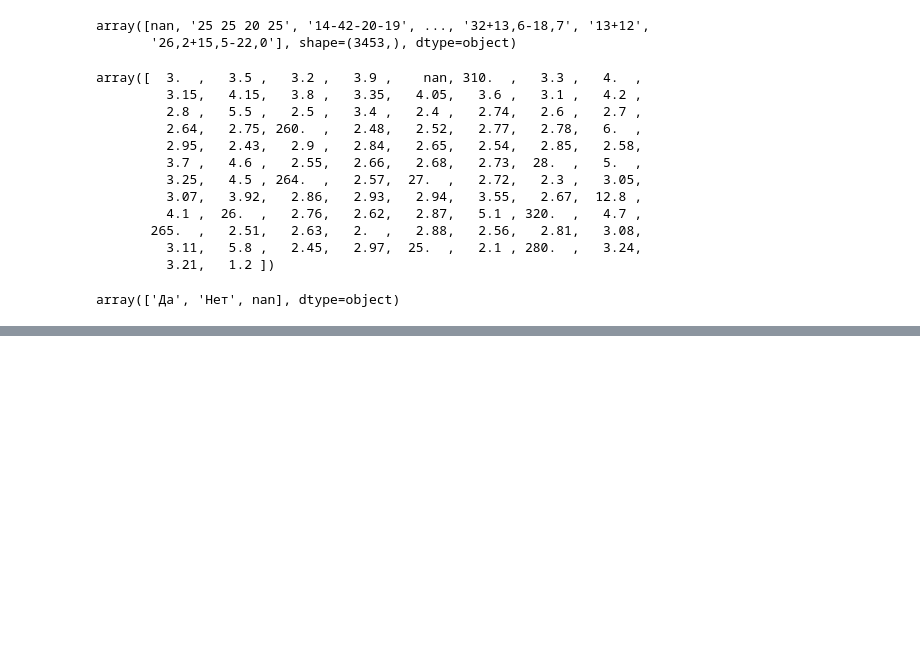
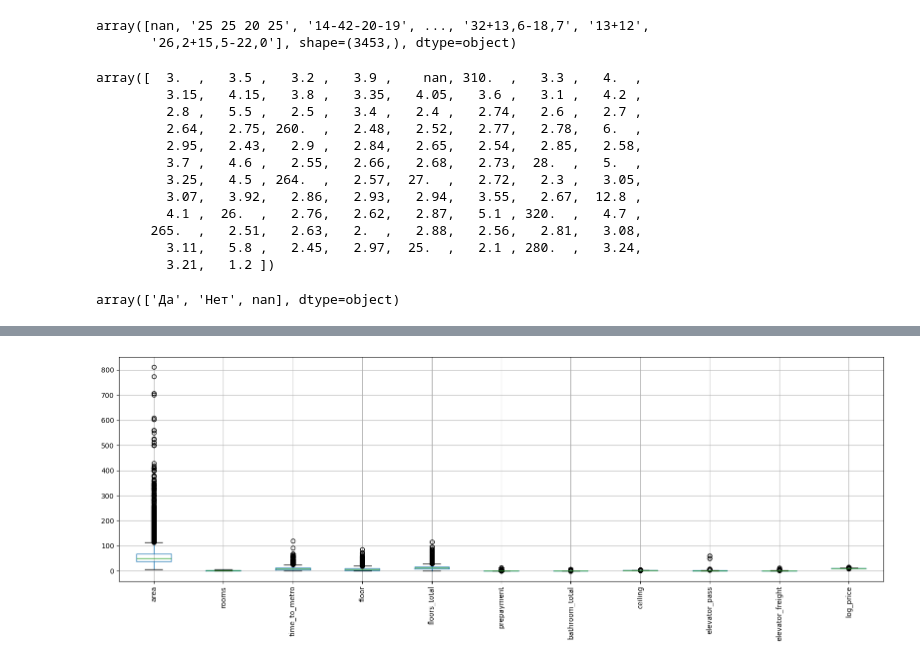
Before and after one commit to Lesia-Alba/real_estate_rent, a Jupyter notebook: notebooks/preprocessing.ipynb, the cells around one changed output, grey strips where cells are left out. Saved outputs shown, nothing was run; the diff lists cells and outputs as text; code cells hidden in the pictures; blank space fills up the shorter version.

```diff
--- a/notebooks/preprocessing.ipynb
+++ b/notebooks/preprocessing.ipynb
@@ -380,0 +440,14 @@ df.to_csv("../data/cleaned_data.csv", index=False, encoding="utf-8-sig")
+# %%
+df['log_price'] = np.log1p(df['price_for_month'])
+# %%
+exclude = ['ID  объявления', 'Unnamed: 0', 'price_for_month']
+num_cols = df.select_dtypes(include=['int64', 'float64']).columns
+
+num_cols = [col for col in num_cols if col not in exclude and df[col].nunique() > 5]
+
+plt.figure(figsize=(16, 6))
+df[num_cols].boxplot(rot=90)
+plt.tight_layout()
+plt.show()
+# %% [output]
+[figure, added]
```
Also changed, not shown: parts of 21 cells of this notebook, 2 other files.
